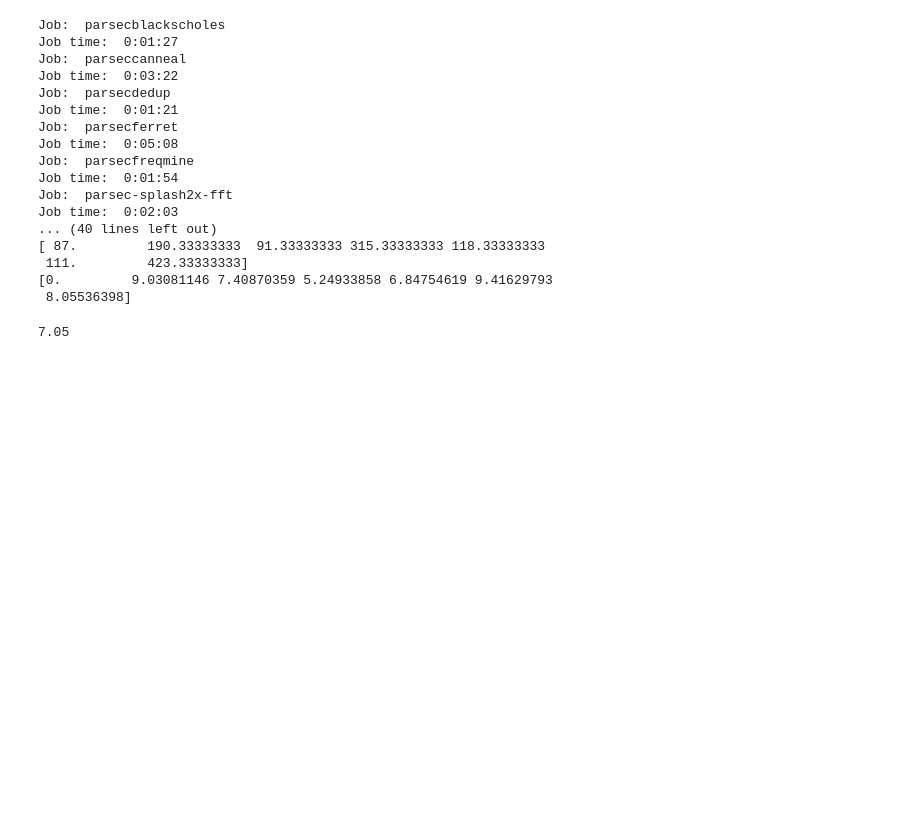
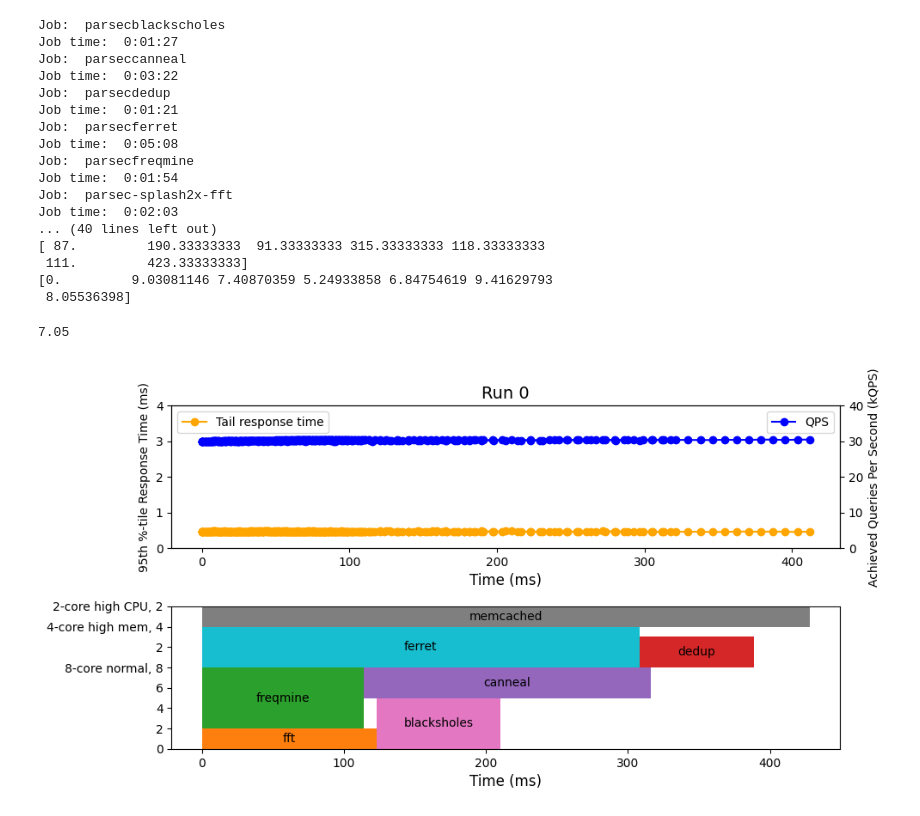
Before and after one commit to ixsanpe/cca-project, a Jupyter notebook: part3/results/Plot3.ipynb, the cells around one changed output. Saved outputs shown, nothing was run; the diff lists cells and outputs as text; code cells hidden in the pictures; blank space fills up the shorter version.

Commit message:
plot 3 found mistake in static scheduler

```diff
--- a/part3/results/Plot3.ipynb
+++ b/part3/results/Plot3.ipynb
@@ -78,3 +78,83 @@ Job time:  0:02:03
 423/60
 # %% [output]
 7.05
+# %%
+# Plot diagram for memcached indicating when each job was deployed:
+import pandas as pd
+base_path = 'config_3/memcached_run'
+run_results = []
+run_achieved_qps = []
+# Load each run's results
+nRuns =  3
+for i in range(1, nRuns+1):
+    data = pd.read_csv(base_path + str(i) + '.raw' ,delim_whitespace=True)
+    res = list(data['p95'])
+    qps = list(data['QPS'])
+    run_results.append(res)
+    run_achieved_qps.append(qps)
+# %%
+import math
+import matplotlib.pyplot as plt
+i = 0
+#for i in range(1, nRuns+1):
+fig, ax = plt.subplots(nrows=2,ncols=1,figsize=(10,5),dpi=100)
+
+# First plot:
+resultsTime = [item for item in run_results[i] if not(math.isnan(item)) == True]
+resultsQPS = [item for item in run_achieved_qps[i] if not(math.isnan(item)) == True]
+time = np.linspace(start=0, stop=total_times[-1], num=len(resultsTime))
+
+ax[0].plot(time,np.array(resultsTime)/1000.0, color = "orange",marker = "o")
+ax[0].set_xlabel("Time (ms)", fontsize = 12)
+ax[0].set_ylabel("95th %-tile Response Time (ms)", fontsize = 10)
+ax2 = ax[0].twinx()
+ax2.plot(time,np.array(resultsQPS)/1000.0, color = "blue", marker = "o")
+ax2.set_ylabel("Achieved Queries Per Second (kQPS)", fontsize = 10)
+y2labs = ['0k', '5k','10k','15k','20k','25k','30k','35k','40k','45k','50k','55k','60k']
+ax2.set_yticks(range(0, 50, 10))
+y1labs = ['0', '1','2','3','4','5','6','7','8','9','10']
+ax[0].set_yticks(range(0,5,1))
+ax[0].legend(['Tail response time'], fontsize=10, loc='upper left')
+ax2.legend(['QPS'], fontsize=10,loc='upper right')
+
+
+# Second plot:
+timesJobs = total_times[i]
+ax[1].set_xlabel("Time (ms)", fontsize = 12)
+ax[1].set_ylim(0,14)
+ax[1].set_yticks([0,2,4,6,8,10,12,14])
+ylabs_parsec = ['0','2','4','6','8-core normal, 8', '2','4-core high mem, 4', '2-core high CPU, 2']
+ax[1].set_yticklabels(ylabs_parsec)
+ax[1].set_xticks([0,100,200,300,400])
+#ax[1].set_xlim(0,450)
+#['parsecblackscholes', 'parseccanneal', 'parsecdedup', 'parsecferret', 'parsecfreqmine', 'parsec-splash2x-fft', 'memcached']
+#Memcached
+ax[1].broken_barh([(0,timesJobs[-1])],(12,2), facecolors = 'tab:gray')
+ax[1].annotate('memcached',(timesJobs[-1]/2,13),color='black', horizontalalignment='center', verticalalignment='center')
+#FFT n=5
+ax[1].broken_barh([(0,timesJobs[5])], (0,2), facecolors = 'tab:orange')
+ax[1].annotate('fft',(timesJobs[5]/2, 1), color = 'black', horizontalalignment='center', verticalalignment='center')
+#Freqmine n=4
+ax[1].broken_barh([(0,timesJobs[4])], (2,6), facecolors = 'tab:green')
+ax[1].annotate('freqmine',(timesJobs[4]/2, 5), color = 'black', horizontalalignment='center', verticalalignment='center')
+#Canneal n=1
+ax[1].broken_barh([(timesJobs[4],timesJobs[1])], (5,3), facecolors = 'tab:purple')
+ax[1].annotate('canneal',( (2*timesJobs[4]+timesJobs[1])/2, 6.5), color = 'black', horizontalalignment='center', verticalalignment='center')
+#Blackscholes n=0
+ax[1].broken_barh([(timesJobs[5],timesJobs[0])], (0,5), facecolors = 'tab:pink')
+ax[1].annotate('blacksholes',((2*timesJobs[5]+timesJobs[0])/2, 2.5), color = 'black', horizontalalignment='center', verticalalignment='center')
+#Ferret n=3
+ax[1].broken_barh([(0,timesJobs[3])], (8,4), facecolors = 'tab:cyan')
+ax[1].annotate('ferret',((timesJobs[3])/2, 10), color = 'black', horizontalalignment='center', verticalalignment='center')
+#Dedup n=2
+ax[1].broken_barh([(timesJobs[3],timesJobs[2])], (8,3), facecolors = 'tab:red')
+ax[1].annotate('dedup',((timesJobs[2]+2*timesJobs[3])/2, 9.5), color = 'black', horizontalalignment='center', verticalalignment='center')
+
+
+plt.title('Run ' + str(i), fontsize = 14)
+plt.tight_layout()
+
+plt.savefig("run" + str(i) + ".pdf", bbox_inches = "tight")
+#plt.show()
+# %% [output]
+[figure, added]
```
Also changed, not shown: parts of 2 cells of this notebook, 6 other files.
